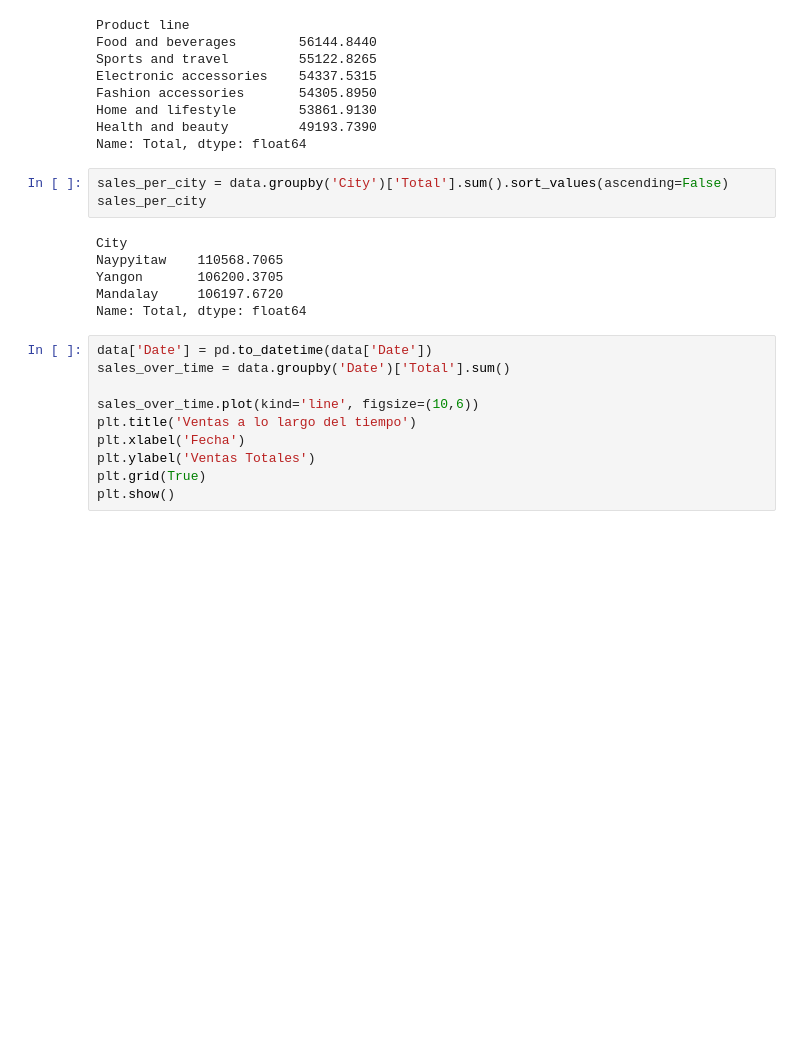
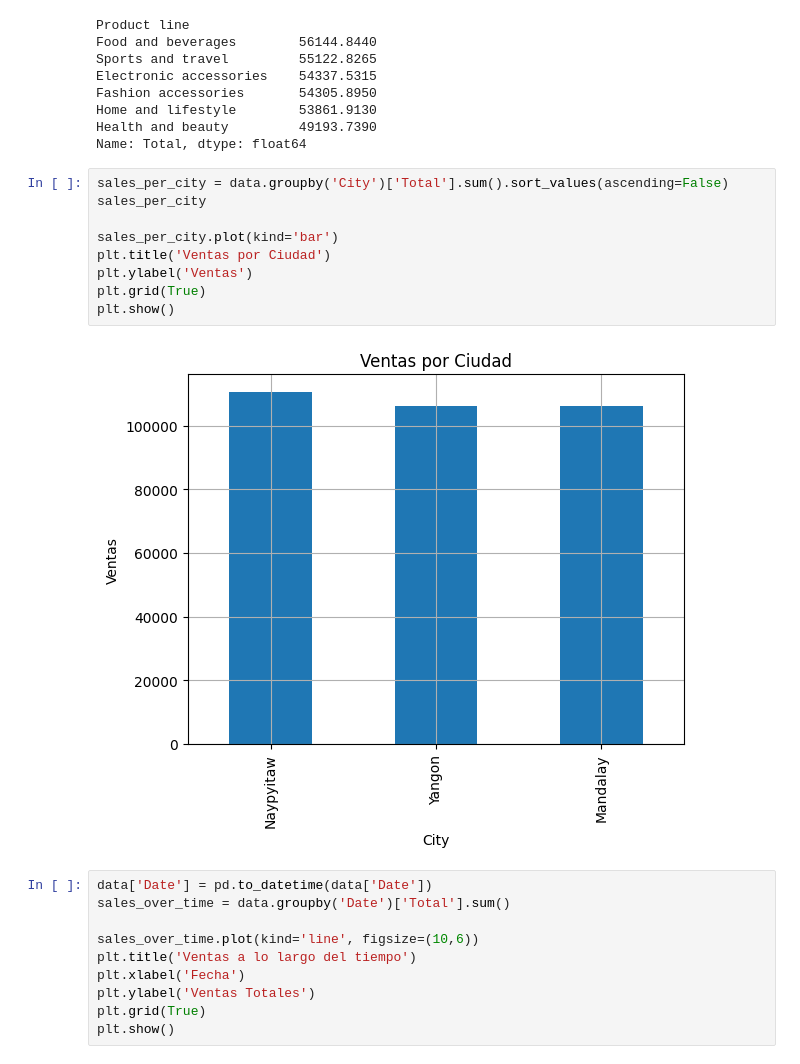
Before and after one commit to AaronE08/SupermarketAnalisis, a Jupyter notebook: supermarket.ipynb, the cells around one changed output. Drawn from its saved outputs; the diff is of its cells as text; blank space fills up the shorter version.

```diff
--- a/supermarket.ipynb
+++ b/supermarket.ipynb
@@ -135,12 +133,14 @@ Name: Total, dtype: float64
 # %%
 sales_per_city = data.groupby('City')['Total'].sum().sort_values(ascending=False)
 sales_per_city
+
+sales_per_city.plot(kind='bar')
+plt.title('Ventas por Ciudad')
+plt.ylabel('Ventas')
+plt.grid(True)
+plt.show()
 # %% [output]
-City
-Naypyitaw    110568.7065
-Yangon       106200.3705
-Mandalay     106197.6720
-Name: Total, dtype: float64
+[figure, added]
 # %%
 data['Date'] = pd.to_datetime(data['Date'])
 sales_over_time = data.groupby('Date')['Total'].sum()
```
Also changed, not shown: parts of 21 cells of this notebook.
